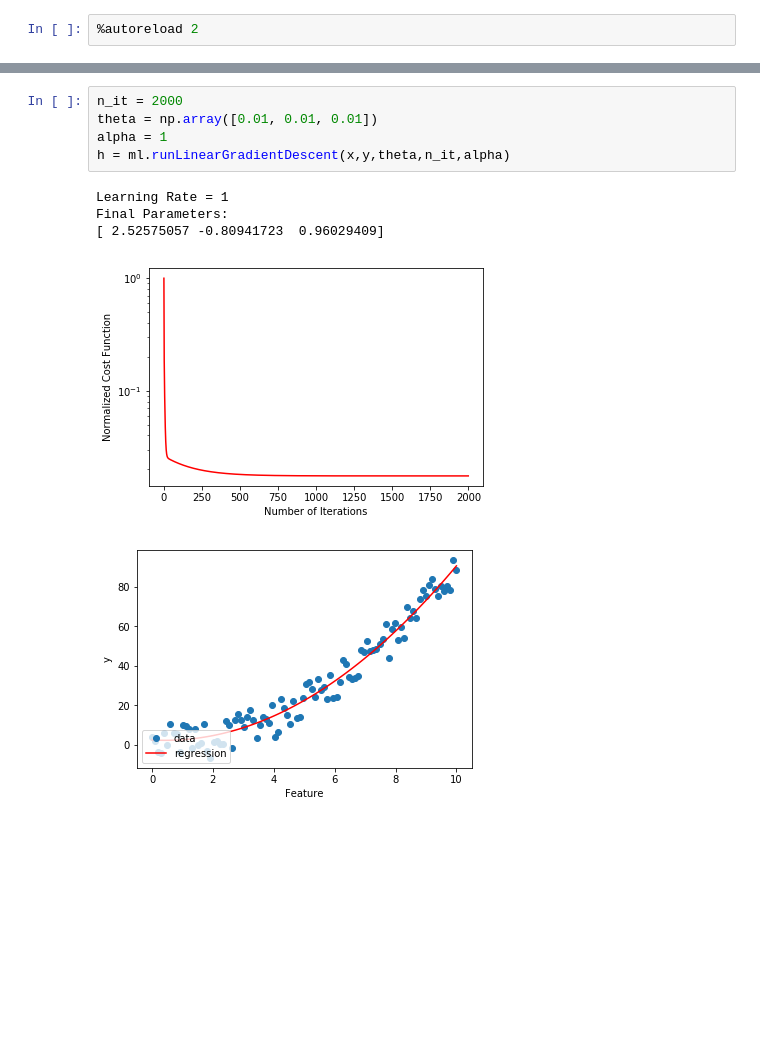
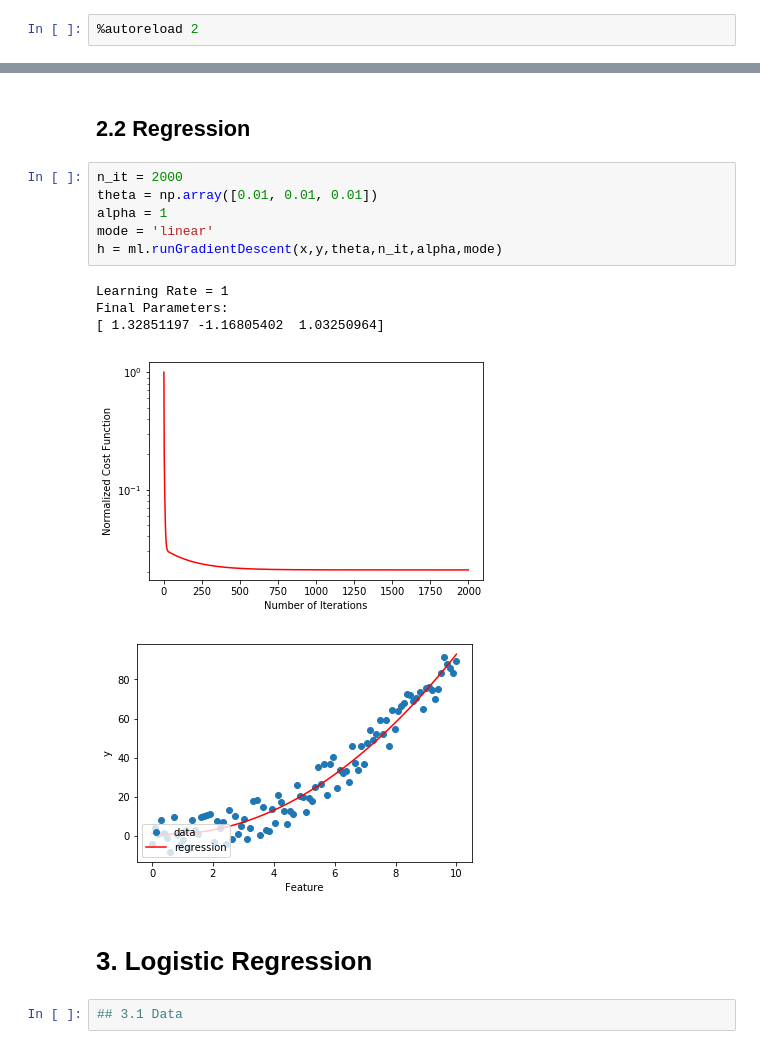
Before and after one commit to ABoghi/MachineLearning, a Jupyter notebook: ML_Notebook.ipynb, the cells around one changed output, grey strips where cells are left out. Saved outputs shown, nothing was run; the diff lists cells and outputs as text; blank space fills up the shorter version.

Commit message:
General Gradient Descent.

```diff
--- a/ML_Notebook.ipynb
+++ b/ML_Notebook.ipynb
@@ -28,11 +29,18 @@ plt.plot(x,y,'o')
+# %% [markdown]
+## 2.2 Regression
 # %%
 n_it = 2000
 theta = np.array([0.01, 0.01, 0.01])
 alpha = 1
-h = ml.runLinearGradientDescent(x,y,theta,n_it,alpha)
+mode = 'linear'
+h = ml.runGradientDescent(x,y,theta,n_it,alpha,mode)
 # %% [output]
 Learning Rate = 1
 Final Parameters:
-[ 2.52575057 -0.80941723  0.96029409]
+[ 1.32851197 -1.16805402  1.03250964]
-[figure, old version]
+[figure, new version]
-[figure, old version]
+[figure, new version]
+# %% [markdown]
+# 3. Logistic Regression
+# %%
+## 3.1 Data
```
Also changed, not shown: parts of 8 cells of this notebook, 1 other file.
